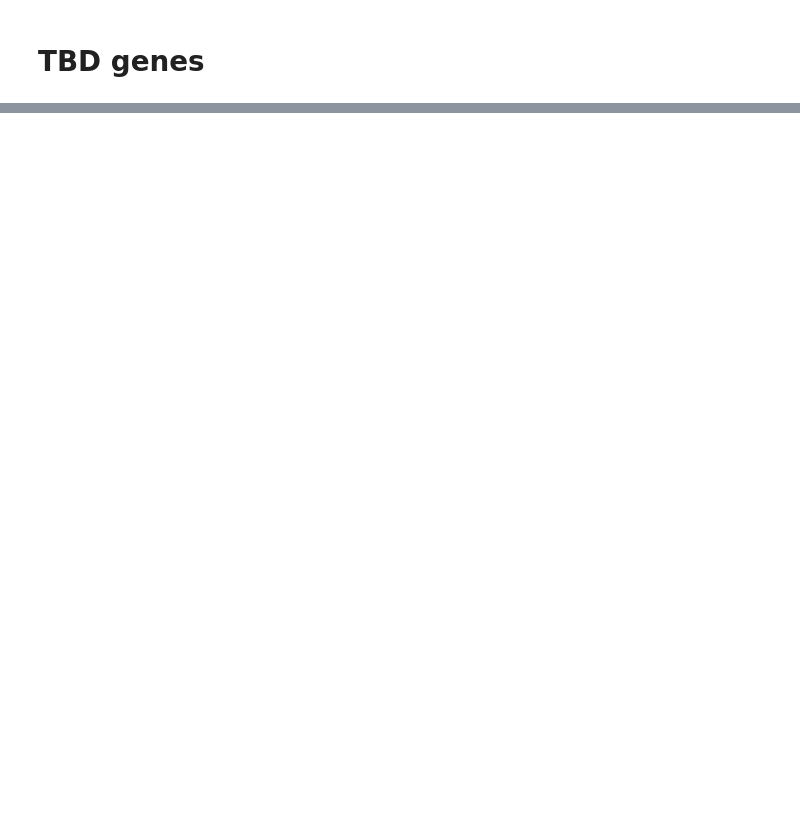
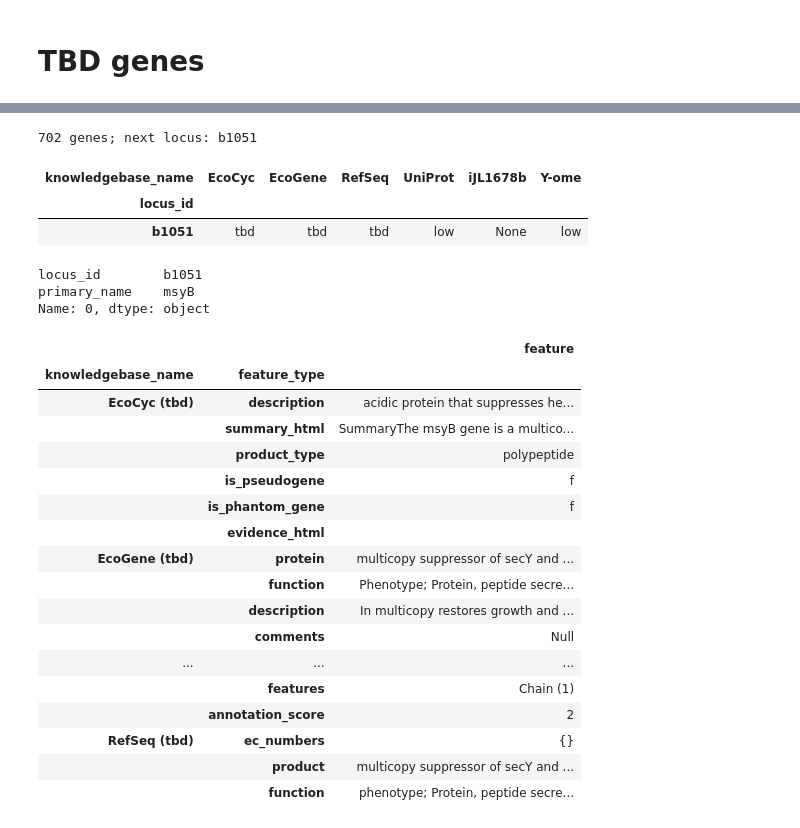
Before and after one commit to zakandrewking/y-ome, a Jupyter notebook: notebooks/17..12.06 Categories.ipynb, the cells around one changed output, grey strips where cells are left out. Cells and saved outputs as stored; diff of their text form; code cells hidden in the pictures; blank space fills up the shorter version.

```diff
--- a/notebooks/17..12.06 Categories.ipynb
+++ b/notebooks/17..12.06 Categories.ipynb
@@ -304,0 +319,39 @@ HTML(s.render())
+# %%
+ecocyc_diffs = kbases_unstacked[(kbases_unstacked['EcoCyc'] == 'tbd')
+                              & (kbases_unstacked['EcoCyc'] != kbases_unstacked['Y-ome'])
+                              & (kbases_unstacked['Y-ome']  != 'tbd')]
+# %%
+ecocyc_diffs_locus_tag = ecocyc_diffs.index[150]
+print(f'{len(ecocyc_diffs)} genes; next locus: {ecocyc_diffs_locus_tag}')
+# %% [output]
+702 genes; next locus: b1051
+# %%
+ecocyc_diffs[ecocyc_diffs.index == ecocyc_diffs_locus_tag]
+# %% [output]
+| knowledgebase_name | EcoCyc | EcoGene | RefSeq | UniProt | iJL1678b | Y-ome |
+| locus_id |  |  |  |  |  |  |
+| b1051 | tbd | tbd | tbd | low | None | low |
+# %%
+report(ecocyc_diffs_locus_tag)
+# %% [output]
+locus_id        b1051
+primary_name    msyB
+Name: 0, dtype: object
+|  |  | feature |
+| knowledgebase_name | feature_type |  |
+| EcoCyc (tbd) | description | acidic protein that suppresses he... |
+|  | summary_html | SummaryThe msyB gene is a multico... |
+|  | product_type | polypeptide |
+|  | is_pseudogene | f |
+|  | is_phantom_gene | f |
+|  | evidence_html |  |
+| EcoGene (tbd) | protein | multicopy suppressor of secY and ... |
+|  | function | Phenotype; Protein, peptide secre... |
+|  | description | In multicopy restores growth and ... |
+|  | comments | Null |
+| ... | ... | ... |
+|  | features | Chain (1) |
+|  | annotation_score | 2 |
+| RefSeq (tbd) | ec_numbers | {} |
+|  | product | multicopy suppressor of secY and ... |
+|  | function | phenotype; Protein, peptide secre... |
```
Also changed, not shown: parts of 14 cells of this notebook, 1 other file.
